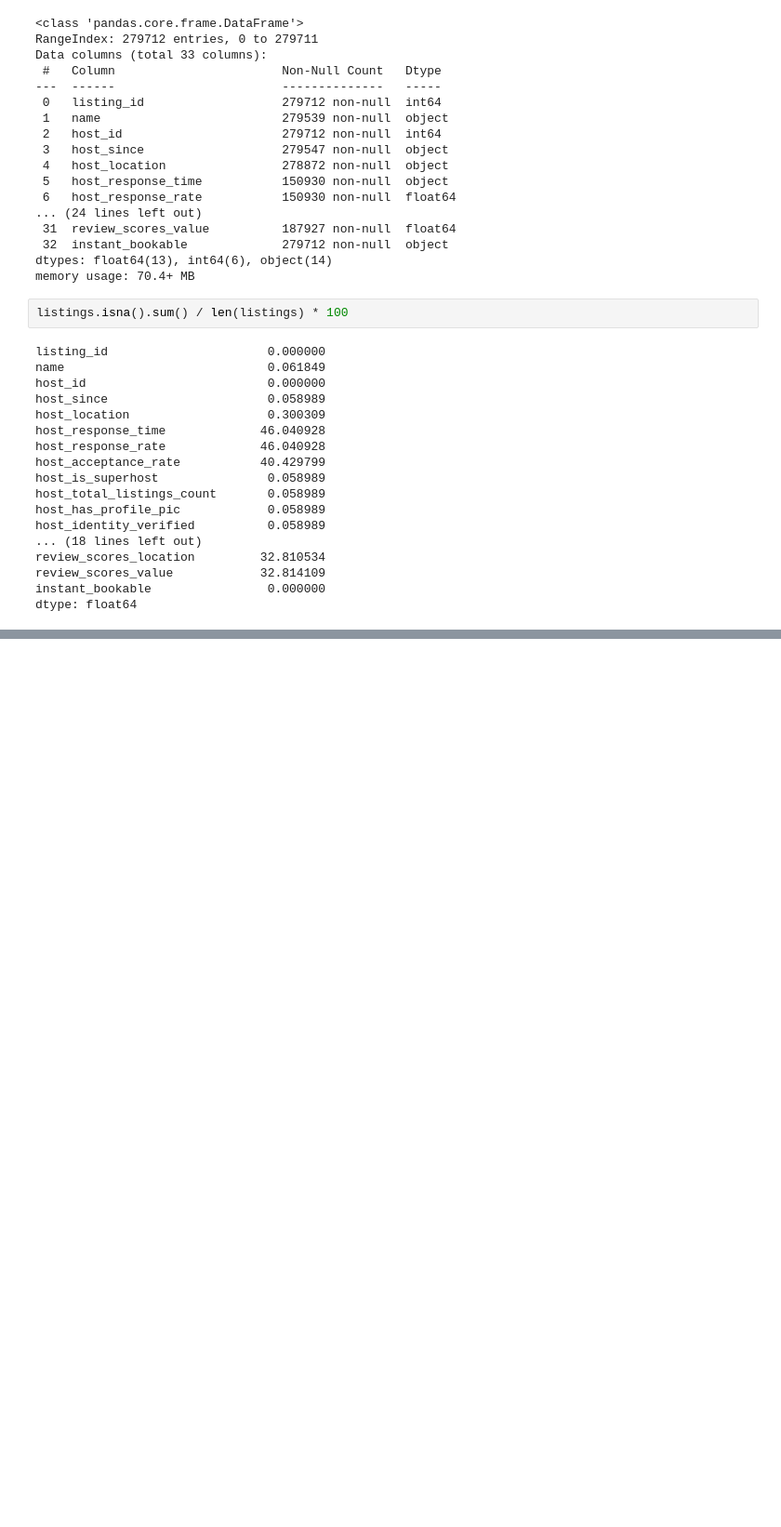
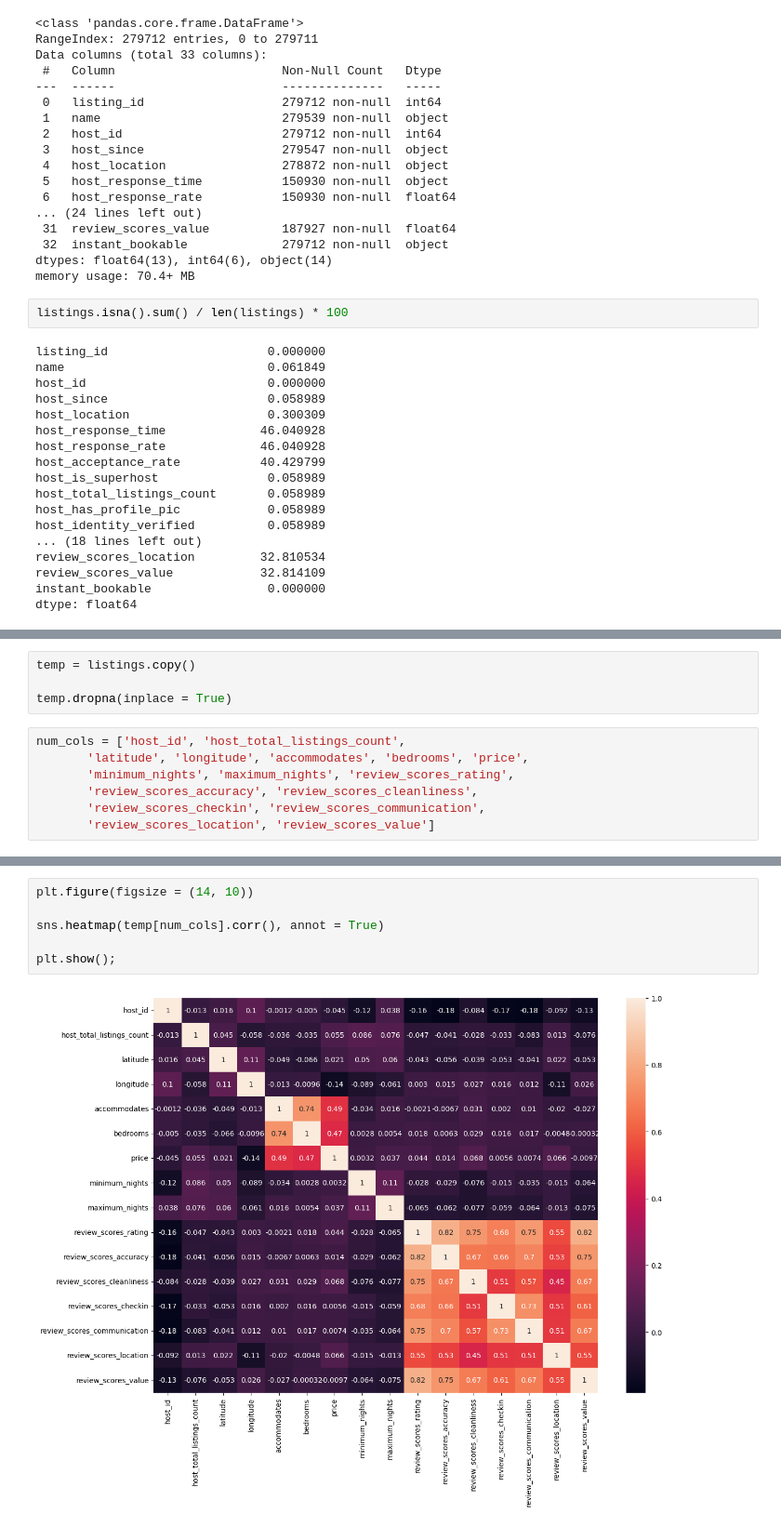
Before and after one commit to setu-shah/Airbnb-ML-Project, a Jupyter notebook: Setu - BA 810 Project.ipynb, the cells around one changed output, grey strips where cells are left out. Shown at 93% size. Drawn from its saved outputs; the diff is of its cells as text; blank space fills up the shorter version.

```diff
--- a/Setu - BA 810 Project.ipynb
+++ b/Setu - BA 810 Project.ipynb
@@ -100,0 +102,11 @@ dtype: float64
+# %%
+temp = listings.copy()
+
+temp.dropna(inplace = True)
+# %%
+num_cols = ['host_id', 'host_total_listings_count',
+       'latitude', 'longitude', 'accommodates', 'bedrooms', 'price',
+       'minimum_nights', 'maximum_nights', 'review_scores_rating',
+       'review_scores_accuracy', 'review_scores_cleanliness',
+       'review_scores_checkin', 'review_scores_communication',
+       'review_scores_location', 'review_scores_value']
@@ -100,0 +133,8 @@ dtype: float64
+# %%
+plt.figure(figsize = (14, 10))
+
+sns.heatmap(temp[num_cols].corr(), annot = True)
+
+plt.show();
+# %% [output]
+[figure, added]
```
Also changed, not shown: parts of 21 cells of this notebook.
